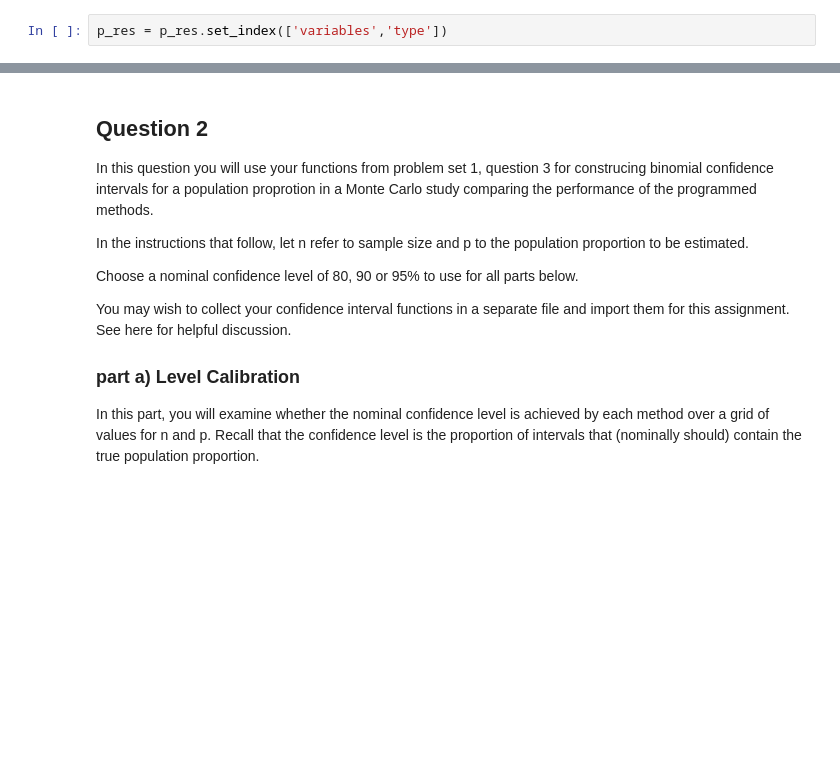
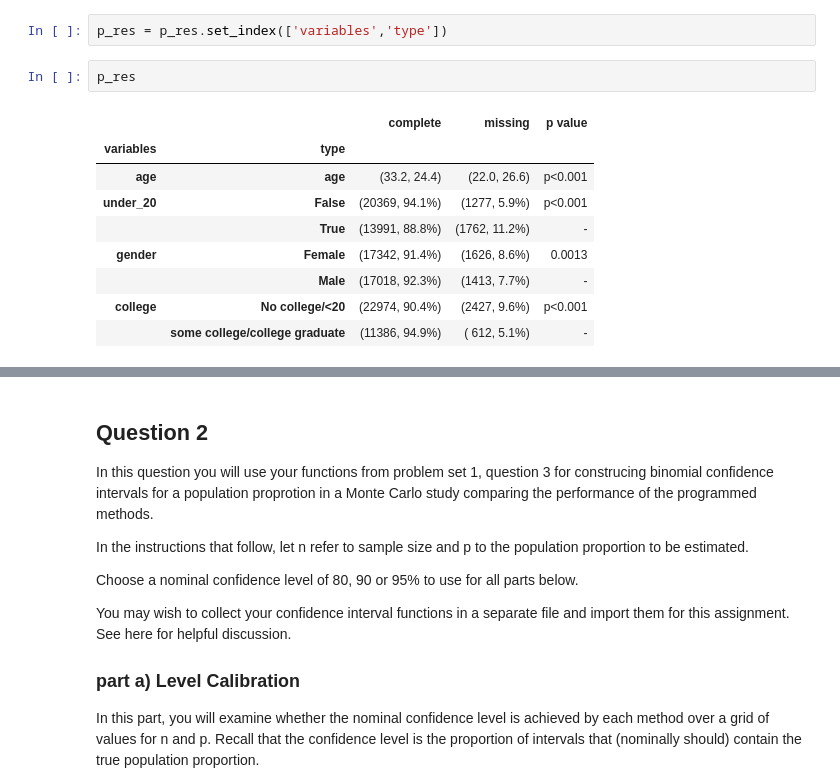
Before and after one commit to wdingyu/Stats507, a Jupyter notebook: HW4.ipynb, the cells around one changed output, grey strips where cells are left out. Cells and saved outputs as stored; diff of their text form; blank space fills up the shorter version.

```diff
--- a/HW4.ipynb
+++ b/HW4.ipynb
@@ -610,6 +600,18 @@ for i in range(0,6,2):
 p_res['p value'] = p_value
 # %%
 p_res = p_res.set_index(['variables','type'])
+# %%
+p_res
+# %% [output]
+|  |  | complete | missing | p value |
+| variables | type |  |  |  |
+| age | age | (33.2, 24.4) | (22.0, 26.6) | p<0.001 |
+| under_20 | False | (20369, 94.1%) | (1277, 5.9%) | p<0.001 |
+|  | True | (13991, 88.8%) | (1762, 11.2%) | - |
+| gender | Female | (17342, 91.4%) | (1626, 8.6%) | 0.0013 |
+|  | Male | (17018, 92.3%) | (1413, 7.7%) | - |
+| college | No college/<20 | (22974, 90.4%) | (2427, 9.6%) | p<0.001 |
+|  | some college/college graduate | (11386, 94.9%) | ( 612, 5.1%) | - |
 # %%
 tab = p_res.to_html(escape=False, justify='left')
 cap = """
```
Also changed, not shown: parts of 7 cells of this notebook, 1 other file.
